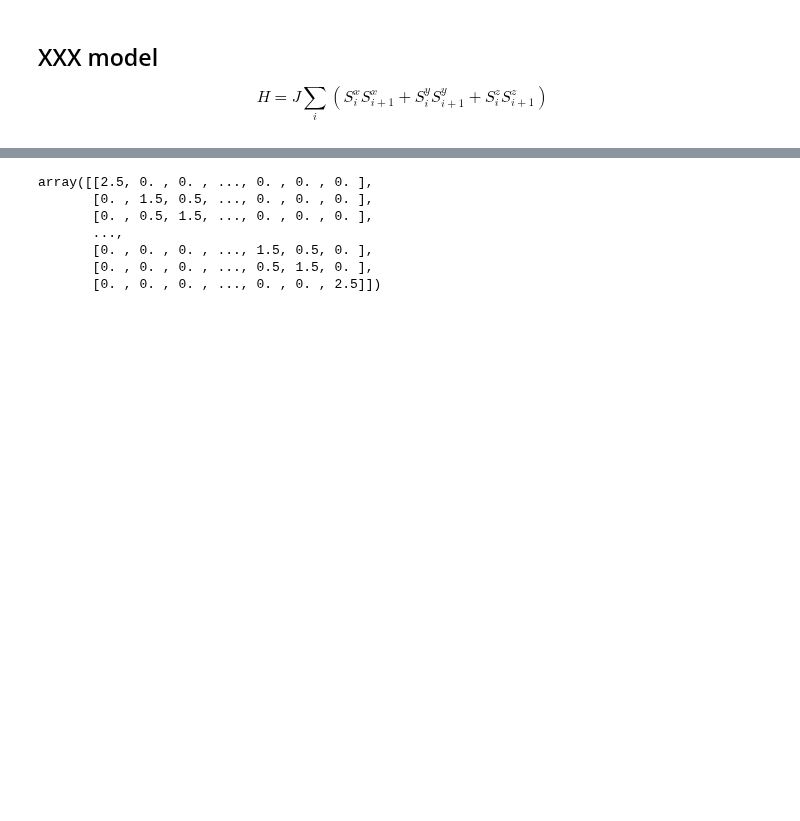
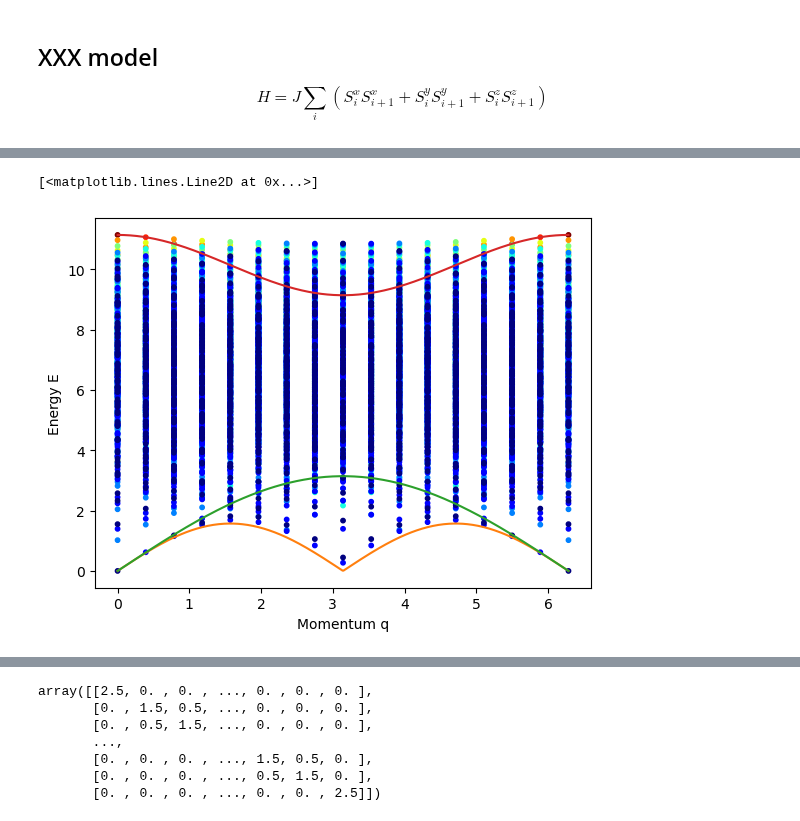
Before and after one commit to zhuhaodavid/quante, a Jupyter notebook: example/models/heisenberg.ipynb, the cells around one changed output, grey strips where cells are left out. Cells and saved outputs as stored; diff of their text form; code cells hidden in the pictures; blank space fills up the shorter version.

```diff
--- a/example/models/heisenberg.ipynb
+++ b/example/models/heisenberg.ipynb
@@ -6,0 +161,54 @@ $$
+# %%
+import quante as qt
+import numpy as np
+import matplotlib.pyplot as plt
+L = 16
+J = 1
+ham = qt.generate.operas.heisenberg_operator(L, j=J, cyclic=True)
+eng = []
+Ss = []
+qs = []
+for k in range(L):
+    if (L//2) % 2 != 0:
+        q = 2*np.pi/L*k + (np.pi if k < L/2 else -np.pi)
+    else:
+        q = 2*np.pi/L*k
+    for S in range(L+1):
+        basis = qt.generate.basis.spin_basis(L, Nup=S, kblock=k%L)
+        hammat = ham.to_matrix(basis, pauli=False)
+        if basis.Ns>0:
+            kNeng = np.linalg.eigvalsh(hammat)
+            for e in kNeng:
+                for i in range(len(eng)):
+                    if abs(e - eng[i]) < 1e-10 and abs(qs[i] - q) < 1e-10:
+                        Ss[i].append(S)
+                        break
+                else:
+                    eng.append(e)
+                    Ss.append([S])
+                    qs.append(q)
+
+for i in range(len(qs)):
+    if abs(qs[i]) < 1e-10:
+        eng.append(eng[i])
+        Ss.append(Ss[i])
+        qs.append(2*np.pi)
+
+eng = np.array(eng)
+eng = eng - min(eng)
+color = []
+for i in range(len(eng)):
+    si = np.array(Ss[i])
+    si = int(max(si/2 - (L-si)/2))
+    color.append(si)
+plt.scatter(qs, eng, c=color, cmap='jet', s=10)
+xs = np.linspace(0, 2*np.pi, 500)
+plt.plot(xs, J*np.pi/2*np.abs(np.sin(xs)), 'C1-')
+plt.xlabel('Momentum q')
+plt.ylabel('Energy E')
+xs = np.linspace(0, 2*np.pi, 500)
+plt.plot(xs, J*np.pi*np.abs(np.sin((xs)/2)), 'C2-')
+plt.plot(xs, -J*(1-np.cos(xs))+max(eng), 'C3-')
+# %% [output]
+[<matplotlib.lines.Line2D at 0x...>]
+[figure, added]
```
Also changed, not shown: parts of 6 cells of this notebook, 11 other files.
